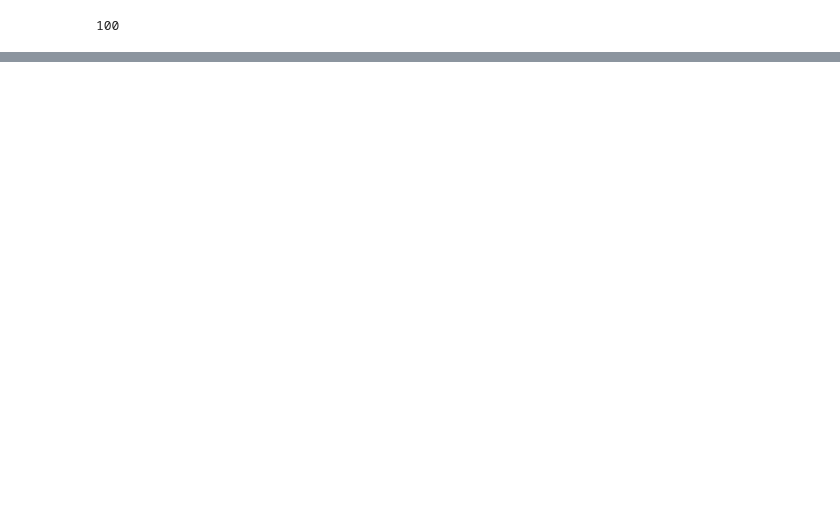
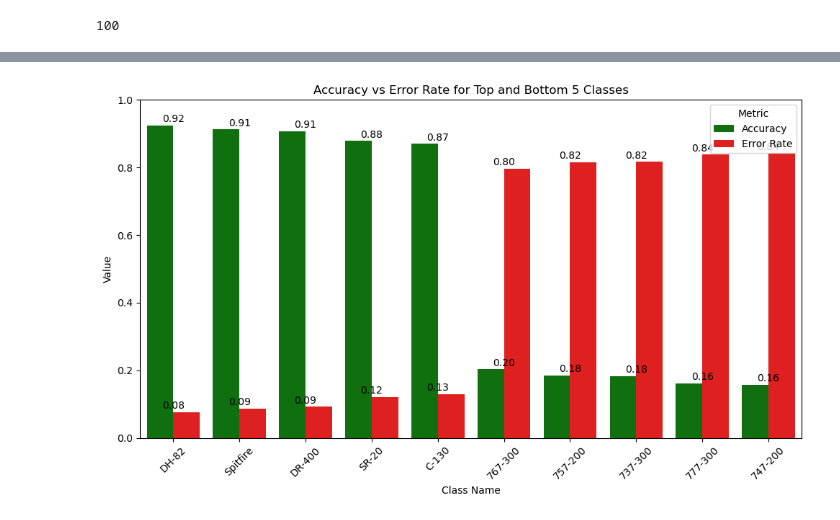
Before and after one commit to mabbts/CV_aircraft_classifier_capstone_project, a Jupyter notebook: Jupyter Notebooks/chocp/AIRII.ipynb, the cells around one changed output, grey strips where cells are left out. Saved outputs shown, nothing was run; the diff lists cells and outputs as text; code cells hidden in the pictures; blank space fills up the shorter version.

```diff
--- a/Jupyter Notebooks/chocp/AIRII.ipynb
+++ b/Jupyter Notebooks/chocp/AIRII.ipynb
@@ -822,3 +985,21 @@ fig.show()
+# %%
+df_vis['Error Rate'] = 1 - df_vis['Accuracy']
+df_melted = df_vis.melt(id_vars=['Class Name'], value_vars=['Accuracy', 'Error Rate'], var_name='Metric', value_name='Value')
+
+plt.figure(figsize=(10, 6))
+sns.barplot(data=df_melted, x='Class Name', y='Value', hue='Metric', palette={'Accuracy': 'green', 'Error Rate': 'red'})
+plt.title('Accuracy vs Error Rate for Top and Bottom 5 Classes')
+plt.ylim(0, 1)
+for i, row in df_melted.iterrows():
+    plt.text(i % 10, row['Value'] + 0.01, f"{row['Value']:.2f}", ha='center')
+plt.xticks(rotation=45)
+plt.tight_layout()
+# plt.savefig("accuracy_error_comparison.png")
+# plt.close()
+
+# print("Visualizations saved as 'accuracy_barplot.png' and 'accuracy_error_comparison.png'.")
+# %% [output]
+[figure, added]
 # %%
 # Sample data (replace these lists with actual collected data)
 # train_losses = [2.0, 1.8, 1.5, 1.2, 1.0, 0.8, 0.6, 0.5, 0.4, 0.3]
```
Also changed, not shown: parts of 27 cells of this notebook, 5 other files.
